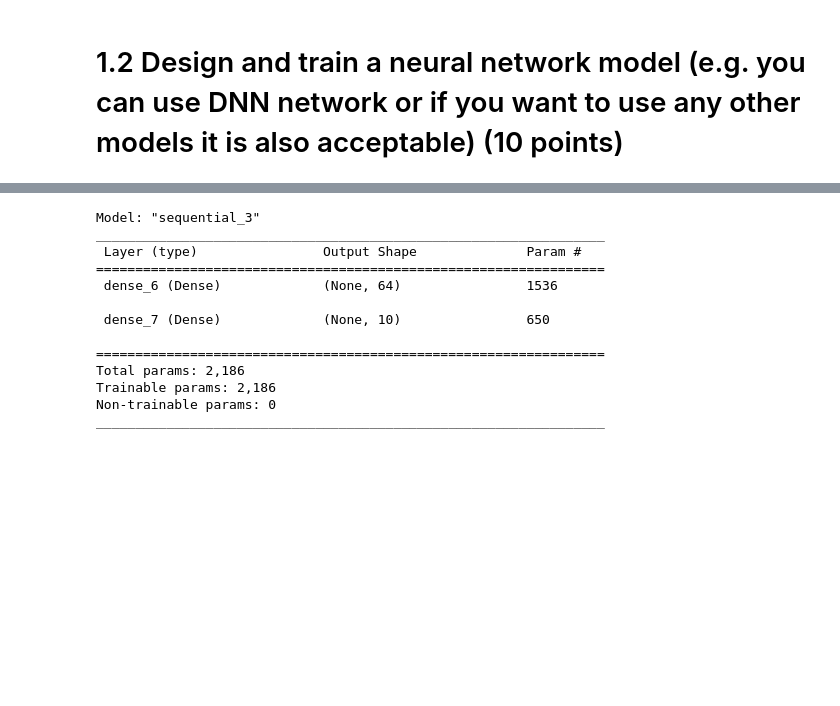
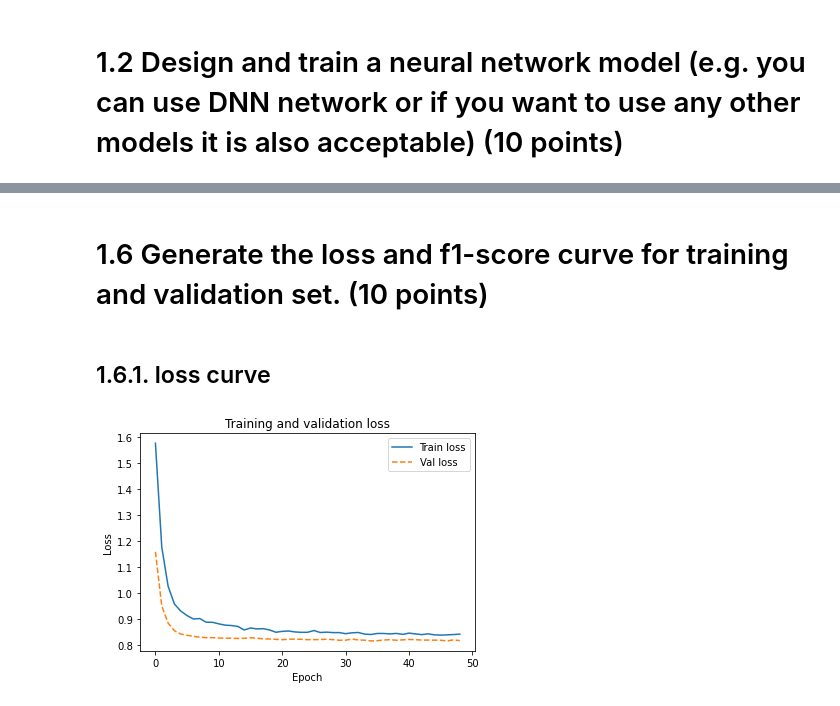
Before and after one commit to franciszero/AIDI-course, a Jupyter notebook: AIDI all solutions/AIDI 1002 Programming/Assign3/Fangji_Chen_Assignment-3.ipynb, the cells around one changed output, grey strips where cells are left out. Saved outputs shown, nothing was run; the diff lists cells and outputs as text; code cells hidden in the pictures; blank space fills up the shorter version.

```diff
--- a/AIDI all solutions/AIDI 1002 Programming/Assign3/Fangji_Chen_Assignment-3.ipynb
+++ b/AIDI all solutions/AIDI 1002 Programming/Assign3/Fangji_Chen_Assignment-3.ipynb
@@ -347,18 +519,9 @@ array([5, 5, 2, ..., 5, 5, 5])
 # %% [markdown]
 # 1.2 Design and train a neural network model (e.g. you can use DNN network or if you want to use any other models it is also acceptable) (10 points)
 # %%
-from tensorflow.keras.models import Sequential
 model = Sequential()
-model.add(Dense(256, activation='ReLU'))
-model.add(Dense(256, activation='ReLU'))
-model.add(Dense(64, activation='ReLU'))
-model.add(Dense(64, activation='ReLU'))
-model.add(Dense(10, activation='softmax'))
-
-from tensorflow.keras.optimizers import SGD
-model.compile(loss='mean_squared_error', optimizer=SGD(lr=0.0001), metrics=['accuracy'])  # optimizer='rmsprop',
-
-model.fit(X_train, y_train, batch_size=200, epochs=50, verbose=0, validation_data=(X_valid, y_valid))  # , validation_data=(X_valid, y_valid)
-
-model.evaluate(X_valid, y_valid)
+model.add(layers.ReLU(64))
+model.add(layers.Dropout(0.5))
+model.add(layers.ReLU(foo.n_classes))
+model.add(layers.Dense(foo.n_classes, activation='softmax', bias_initializer=None)) # foo.n_classes
 # %% [output]
@@ -370,16 +671,17 @@ model.evaluate(X_valid, y_valid)
+# %% [markdown]
+# 1.6 Generate the loss and f1-score curve for training and validation set. (10 points)
+# %% [markdown]
+## 1.6.1. loss curve
 # %%
-model.summary()
+def plot_loss(history, metric, label='', title=''):
+    plt.plot(history.epoch,  history.history[metric], label='Train '+label)  # semilogy
+    plt.plot(history.epoch,  history.history['val_'+metric], label='Val '+label, linestyle="--")  # semilogy
+    plt.title(title)
+    plt.xlabel('Epoch')
+    plt.ylabel('Loss')
+    plt.legend()
+    plt.show()
+
+plot_loss(training_history, 'loss', label="loss", title='Training and validation loss')
 # %% [output]
-Model: "sequential_3"
-_________________________________________________________________
- Layer (type)                Output Shape              Param #
-=================================================================
- dense_6 (Dense)             (None, 64)                1536
-
- dense_7 (Dense)             (None, 10)                650
-
-=================================================================
-Total params: 2,186
-Trainable params: 2,186
-Non-trainable params: 0
-_________________________________________________________________
+[figure, added]
```
Also changed, not shown: parts of 55 cells of this notebook, 2 other files.
